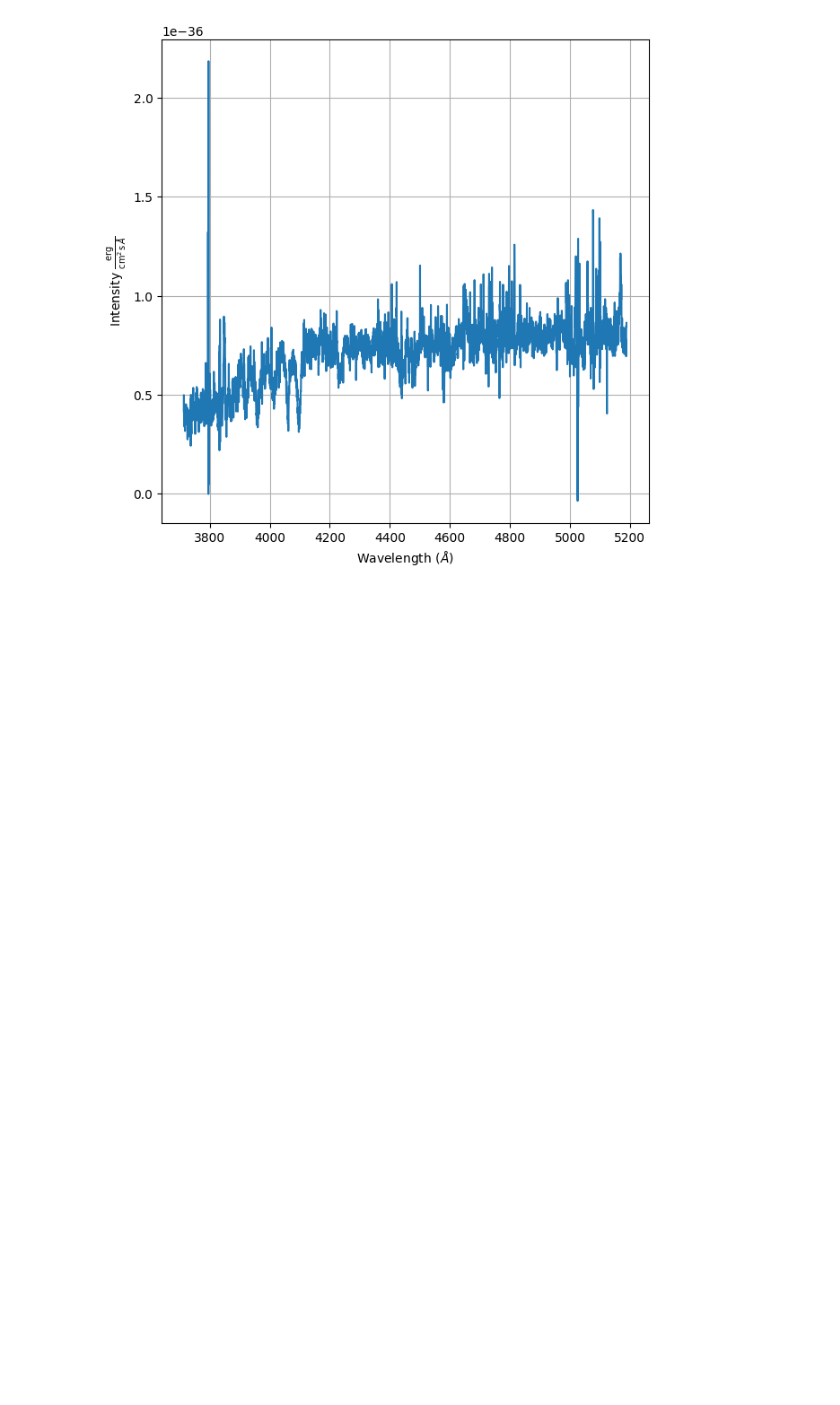
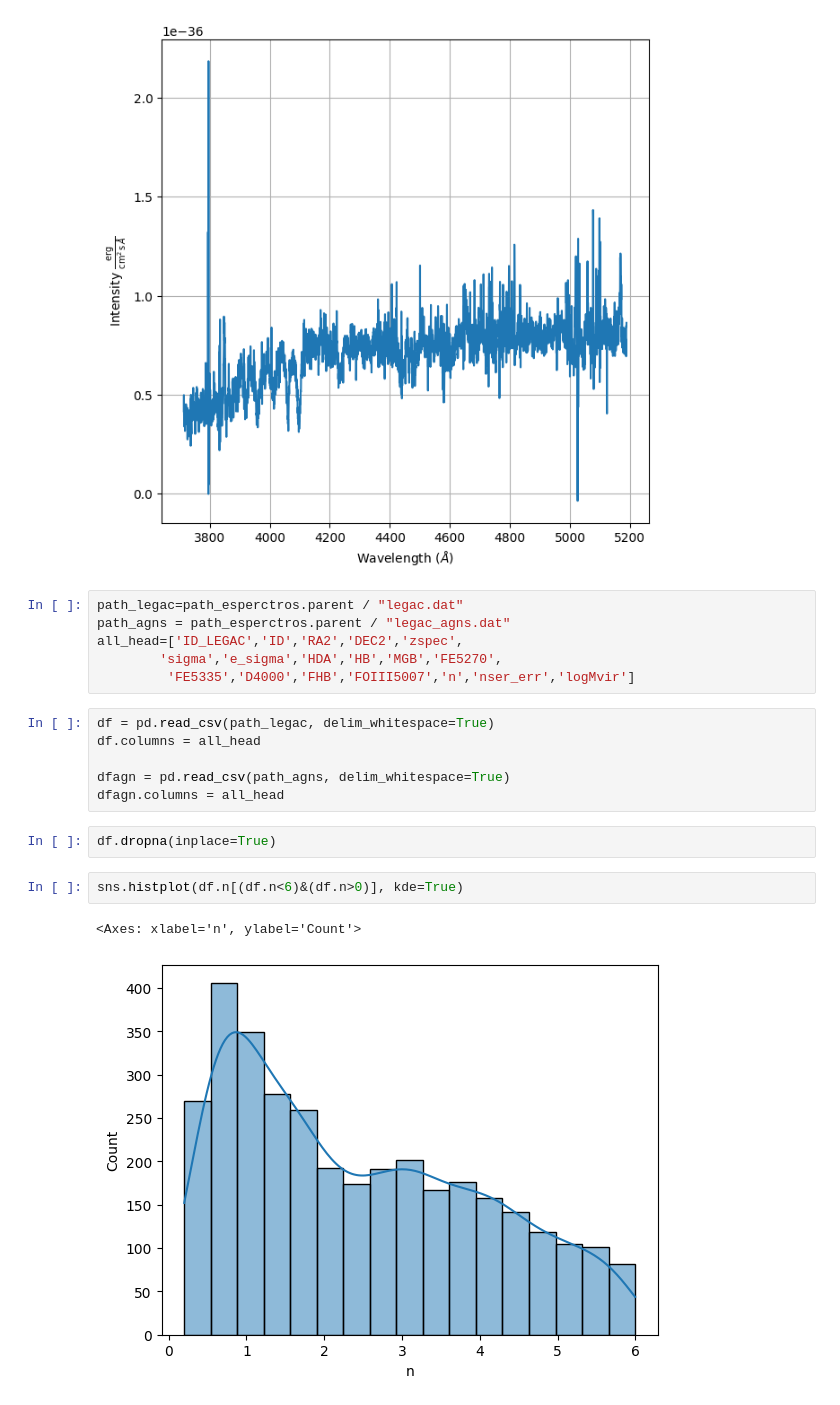
Before and after one commit to FeD7791/astrofisica_general_tp2, a Jupyter notebook: tp_2/analisis_espectros.ipynb, the cells around one changed output. Saved outputs shown, nothing was run; the diff lists cells and outputs as text; blank space fills up the shorter version.

```diff
--- a/tp_2/analisis_espectros.ipynb
+++ b/tp_2/analisis_espectros.ipynb
@@ -34,3 +36,22 @@ spec2.plot
 # %% [output]
 <Axes: xlabel='Wavelength $(\\AA)$', ylabel='Intensity $\\frac{\\mathrm{erg}}{\\mathrm{cm}^{2} \\, \\mathrm{s} \\, \\AA}$'>
 [figure]
+# %%
+path_legac=path_esperctros.parent / "legac.dat"
+path_agns = path_esperctros.parent / "legac_agns.dat"
+all_head=['ID_LEGAC','ID','RA2','DEC2','zspec',
+        'sigma','e_sigma','HDA','HB','MGB','FE5270',
+         'FE5335','D4000','FHB','FOIII5007','n','nser_err','logMvir']
+# %%
+df = pd.read_csv(path_legac, delim_whitespace=True)
+df.columns = all_head
+
+dfagn = pd.read_csv(path_agns, delim_whitespace=True)
+dfagn.columns = all_head
+# %%
+df.dropna(inplace=True)
+# %%
+sns.histplot(df.n[(df.n<6)&(df.n>0)], kde=True)
+# %% [output]
+<Axes: xlabel='n', ylabel='Count'>
+[figure, added]
```
Also changed, not shown: parts of 17 cells of this notebook, 3 other files.
